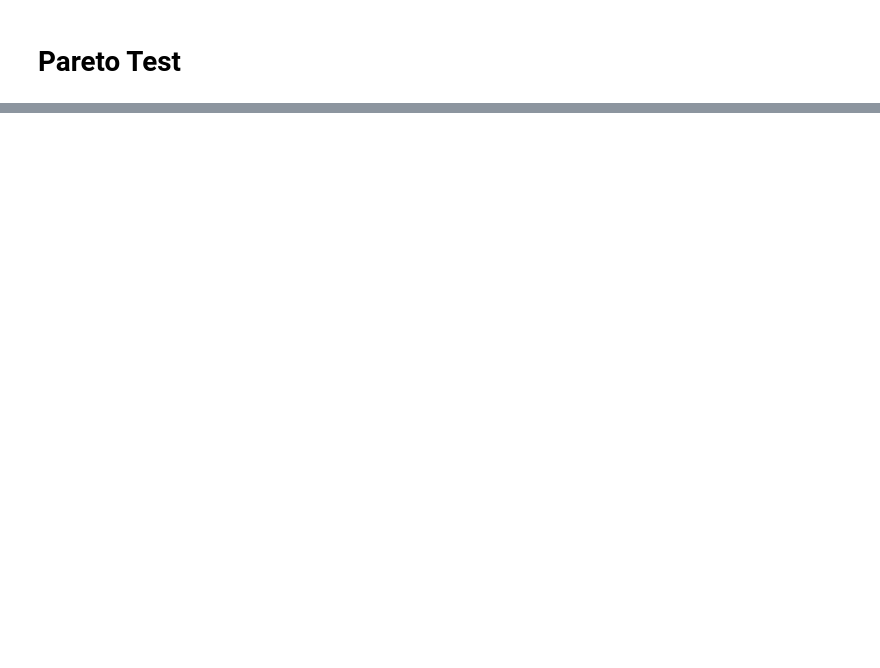
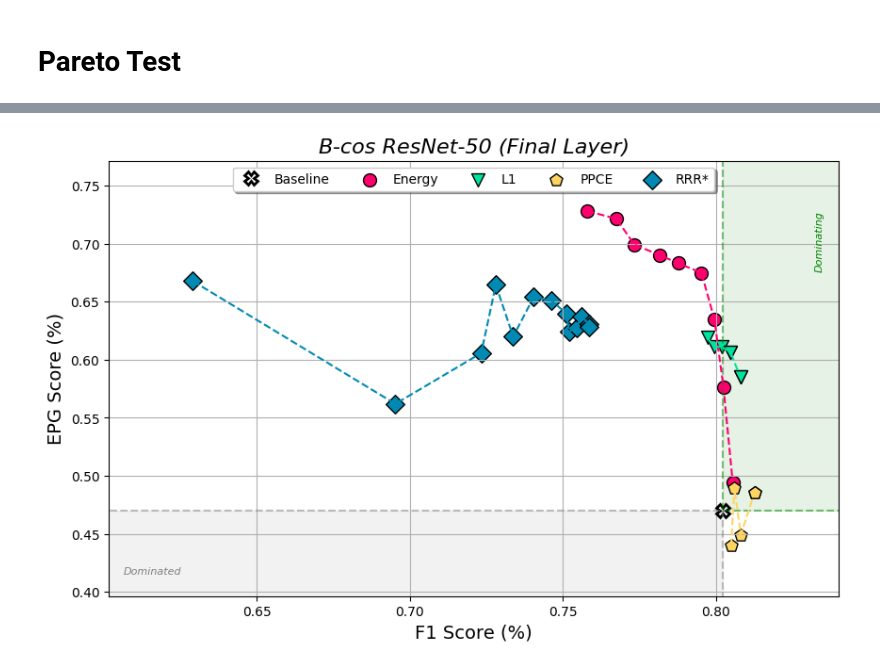
Before and after one commit to rensdebee/FACTifAI_2024_3, a Jupyter notebook: visualisations.ipynb, the cells around one changed output, grey strips where cells are left out. Drawn from its saved outputs; the diff is of its cells as text; code cells hidden in the pictures; blank space fills up the shorter version.

```diff
--- a/visualisations.ipynb
+++ b/visualisations.ipynb
@@ -474,0 +491,13 @@ Data: [(array(0.76559043), array(0.24990383)), (array(0.78440928), array(0.26240
+# %%
+plot_pareto_curve(
+    baseline_data=baseline_data_bcos,
+    energy_data=energy_data_final_layer_bcos,
+    l1_data=l1_data_final_layer_bcos,
+    ppce_data=ppce_data_final_layer_bcos,
+    rrr_data=rrr_data_final_layer_bcos,
+    x_label='F1 Score (%)',
+    y_label='EPG Score (%)',
+    title='B-cos ResNet-50 (Final Layer)',
+    save_path='./images/voc2007_bcos_resnet50_final_layer_f1_epg_pareto_curve.png')
+# %% [output]
+[figure, added]
```
Also changed, not shown: parts of 22 cells of this notebook, 20 other files.
